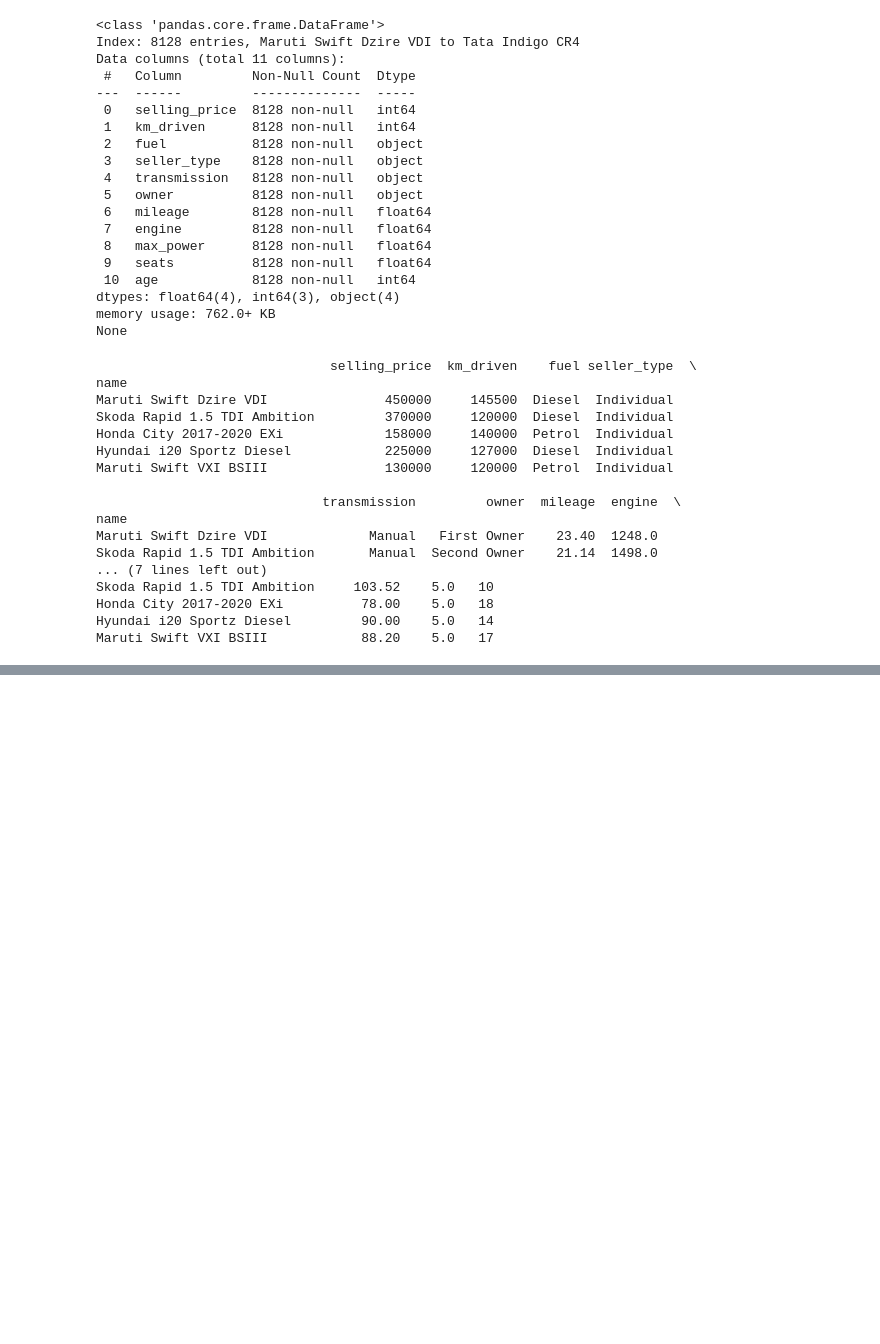
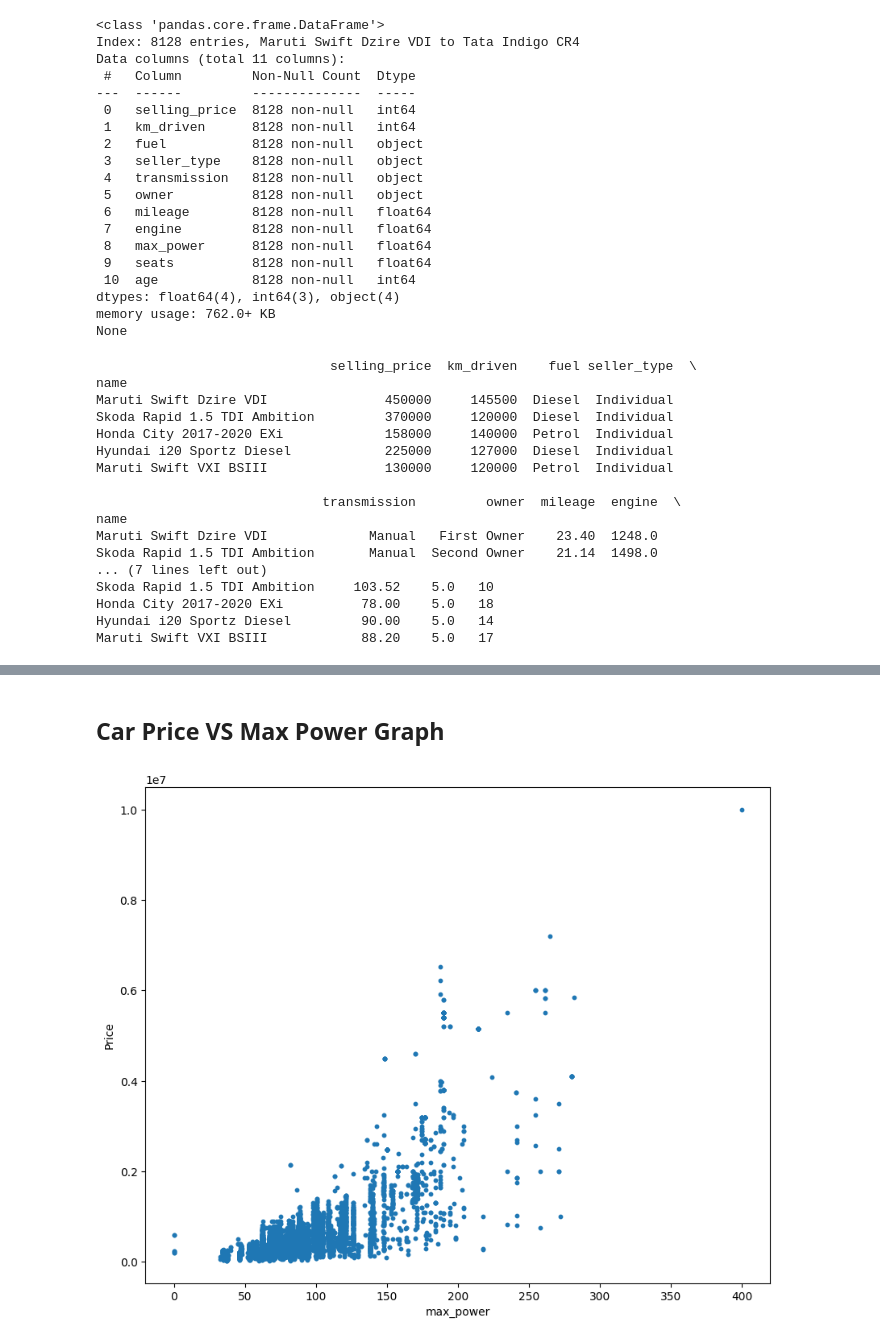
Before and after one commit to MohamedAbdelaziz177/Ai-task-Data-Cleaning-visualization, a Jupyter notebook: CarDataCleaningAndPricePrediction.ipynb, the cells around one changed output, grey strips where cells are left out. Saved outputs shown, nothing was run; the diff lists cells and outputs as text; code cells hidden in the pictures; blank space fills up the shorter version.

```diff
--- a/CarDataCleaningAndPricePrediction.ipynb
+++ b/CarDataCleaningAndPricePrediction.ipynb
@@ -291,0 +338,16 @@ Maruti Swift VXI BSIII            88.20    5.0   17
+# %% [markdown]
+## Car Price VS Max Power Graph ##
+# %%
+
+x_axis = cars["max_power"]
+y_axis = cars["selling_price"]
+
+plt.figure(figsize=(10, 8))
+plt.scatter(x_axis, y_axis, s = 10)
+plt.title = "Price vs max_power";
+plt.xlabel("max_power");
+plt.ylabel("Price");
+
+plt.show()
+# %% [output]
+[figure, added]
```
Also changed, not shown: parts of 23 cells of this notebook.
